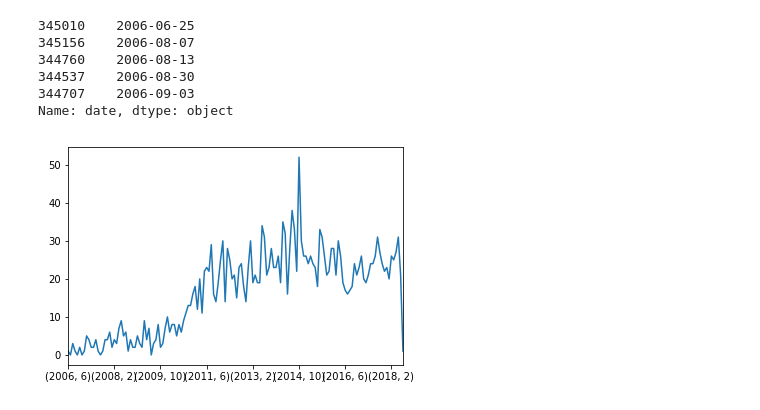
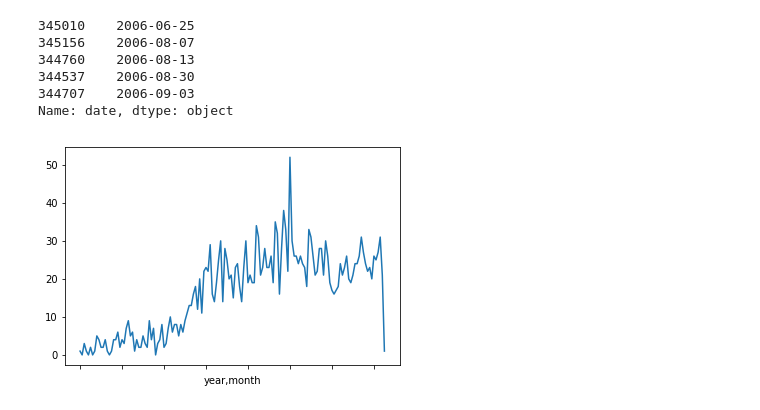
Before and after one commit to ChrisIck/DS101_Project, a Jupyter notebook: AZ exploration.ipynb, the cells around one changed output. Cells and saved outputs as stored; diff of their text form; code cells hidden in the pictures.

Commit message:
fixed plotting functions

```diff
--- a/AZ exploration.ipynb
+++ b/AZ exploration.ipynb
@@ -34,7 +33,7 @@ Name: business_id, dtype: object
 # %%
 top_biz = "JmI9nslLD7KZqRr__Bg6NQ"
 top_reviews = AZ_reviews[AZ_reviews['business_id'] == "JmI9nslLD7KZqRr__Bg6NQ"]
-top_reviews_sorted = top_reviews.sort(columns='date')
+top_reviews_sorted = top_reviews.sort_values(by =['date'])
 top_reviews_sorted.head()['date']
 # %% [output]
 345010    2006-06-25
@@ -46,24 +45,24 @@ Name: date, dtype: object
 # %%
 top_reviews_date = top_reviews.assign(datetime = pd.to_datetime(top_reviews_sorted['date'])).drop(labels=['date'], axis = 'columns')
 
 
 top_reviews_reindexed = top_reviews_date.set_index('datetime').sort_index()
 top_reviews_reindexed.index = top_reviews_reindexed.index.map(lambda t: t.replace(day=1))
 
 min_date = pd.Timestamp(top_reviews_reindexed.index.min())
 max_date = pd.Timestamp(top_reviews_reindexed.index.max())
 dates = [dt for dt in rrule(MONTHLY, dtstart=min_date, until=max_date)]
 date_frame = pd.DataFrame(dates, columns = ['datetime']).set_index('datetime')
 
 all_dates = date_frame.join(top_reviews_reindexed)
 
 
-groupbymonth = all_dates.groupby([all_dates.index.year, all_dates.index.month])
+groupbymonth = all_dates.groupby([all_dates.index.year.rename('year'), all_dates.index.month.rename('month')])
 
 groupbymonth['business_id'].count().plot()
 plt.show()
 # %% [output]
-[figure, old version]
+[figure, new version]
 # %%
 def hwr(x):
     return (x+np.abs(x))/2
```
Also changed, not shown: parts of 6 cells of this notebook.
